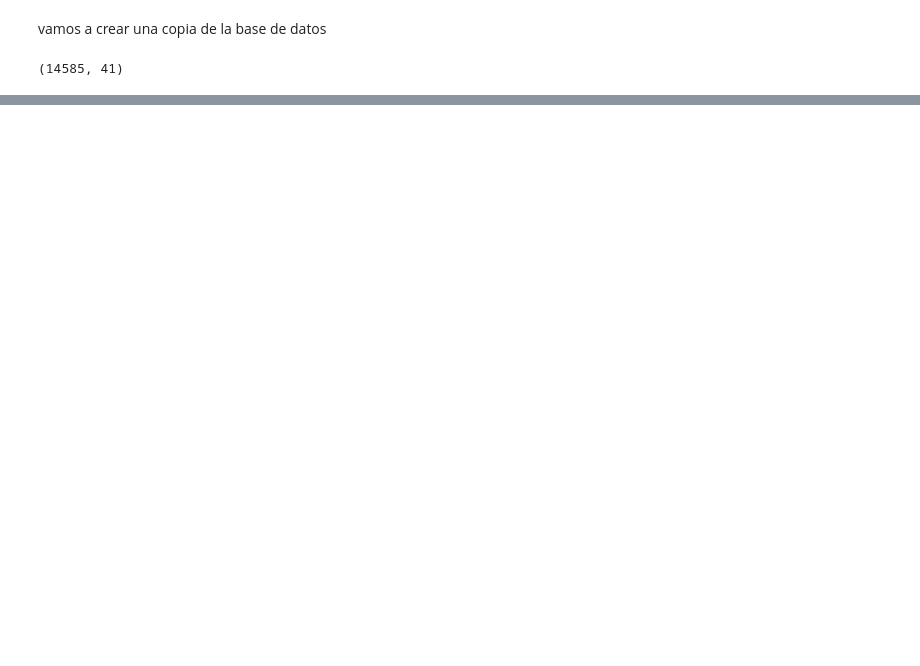
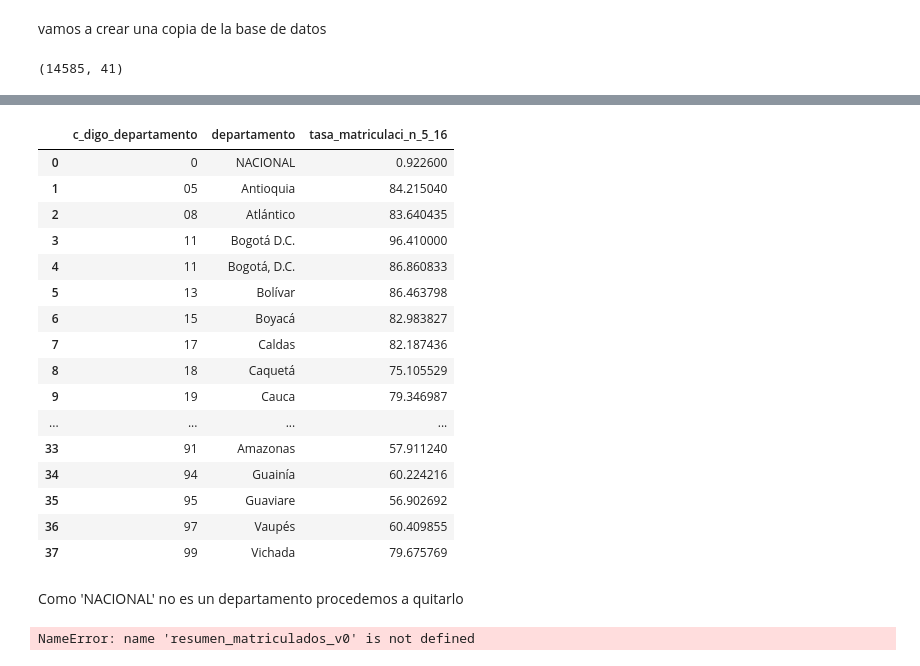
Before and after one commit to kevinnivek03/DIPLOMADO, a Jupyter notebook: cuadernos/Clase_24.ipynb, the cells around one changed output, grey strips where cells are left out. Cells and saved outputs as stored; diff of their text form; code cells hidden in the pictures; blank space fills up the shorter version.

```diff
--- a/cuadernos/Clase_24.ipynb
+++ b/cuadernos/Clase_24.ipynb
@@ -202,0 +215,2 @@ df_raw2.head()
+# %%
+df_raw['tasa_matriculaci_n_5_16'] = df_raw['tasa_matriculaci_n_5_16'].astype(float)
@@ -202,0 +251,33 @@ df_raw2.head()
+# %%
+df_raw.groupby(['c_digo_departamento','departamento'])['tasa_matriculaci_n_5_16'].mean().reset_index()
+# %% [output]
+|  | c_digo_departamento | departamento | tasa_matriculaci_n_5_16 |
+| 0 | 0 | NACIONAL | 0.922600 |
+| 1 | 05 | Antioquia | 84.215040 |
+| 2 | 08 | Atlántico | 83.640435 |
+| 3 | 11 | Bogotá D.C. | 96.410000 |
+| 4 | 11 | Bogotá, D.C. | 86.860833 |
+| 5 | 13 | Bolívar | 86.463798 |
+| 6 | 15 | Boyacá | 82.983827 |
+| 7 | 17 | Caldas | 82.187436 |
+| 8 | 18 | Caquetá | 75.105529 |
+| 9 | 19 | Cauca | 79.346987 |
+| ... | ... | ... | ... |
+| 33 | 91 | Amazonas | 57.911240 |
+| 34 | 94 | Guainía | 60.224216 |
+| 35 | 95 | Guaviare | 56.902692 |
+| 36 | 97 | Vaupés | 60.409855 |
+| 37 | 99 | Vichada | 79.675769 |
+# %% [markdown]
+Como 'NACIONAL' no es un departamento procedemos a quitarlo
+# %%
+resumen_matriculados_v0(
+    df_raw
+    .query("departamento != 'NACIONAL")
+    .groupby(['c_digo_departamento','departamento'])
+
+    .mean()
+    .reset_index()
+)
+# %% [output]
+NameError: name 'resumen_matriculados_v0' is not defined
```
Also changed, not shown: parts of 17 cells of this notebook, 3 other files.
